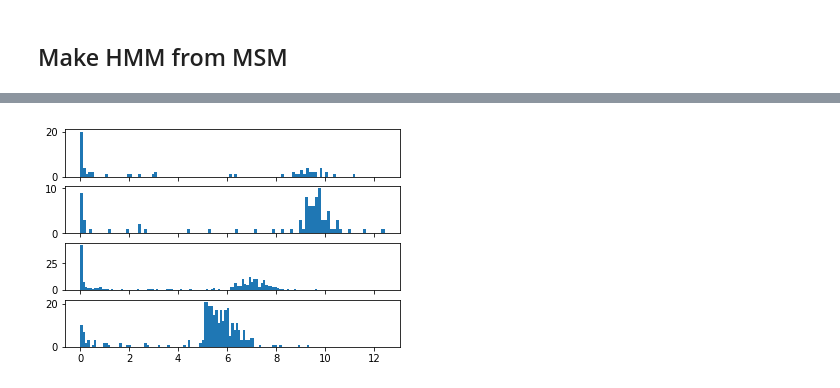
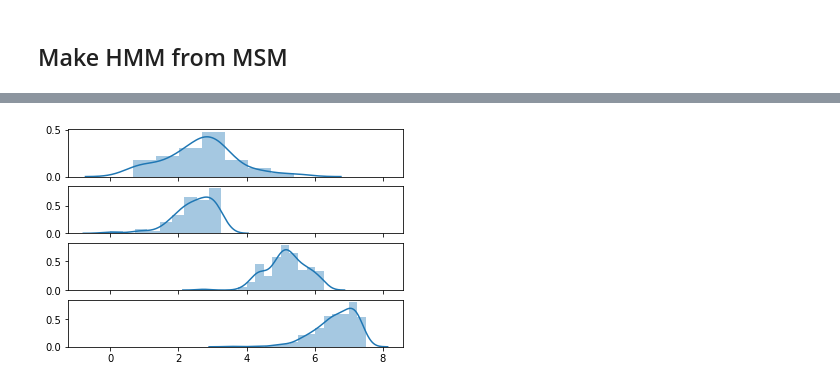
Before and after one commit to RobertArbon/sonification, a Jupyter notebook: Free Energy Well Distributions.ipynb, the cells around one changed output, grey strips where cells are left out. Cells and saved outputs as stored; diff of their text form; code cells hidden in the pictures.

Commit message:
Free energy trajectory calculated and entropy calculated robustly

```diff
--- a/Free Energy Well Distributions.ipynb
+++ b/Free Energy Well Distributions.ipynb
@@ -20,7 +20,7 @@ HMM = pickle.load(open('Data/Chodera_data/Processed/HMM_lag1.0.pickle', 'rb'))
 # %%
 stat_dist = HMM.stationary_distribution_obs
 # %%
-membership = HMM.metastable_memberships
+membership = HMM.metastable_assignments
 print(membership.shape)
 n_sets = HMM.nstates
 # %% [output]
@@ -28,2 +28,3 @@ n_sets = HMM.nstates
 # %%
 free_energy = -np.log(stat_dist)
+free_energy = np.abs(np.max(free_energy)-free_energy)
@@ -31,0 +31,9 @@ free_energy_by_state = [free_energy*membership[:,i] for i in range(n_sets)]
+# %%
+stat_dist_by_state = [stat_dist[np.where(membership==i)[0]] for i in range(n_sets)]
+free_energy_by_state = [free_energy[np.where(membership==i)[0]] for i in range(n_sets)]
+# %%
+fig, axes = plt.subplots(n_sets, sharex=True)
+tol = 1e-7
+for i, ax in enumerate(axes):
+#     ax.hist(free_energy_by_state[i], bins=10)
+    sns.distplot(stat_dist_by_state[i], ax=ax)
@@ -32,10 +42,11 @@ free_energy_by_state = [free_energy*membership[:,i] for i in range(n_sets)]
 # %%
 fig, axes = plt.subplots(n_sets, sharex=True)
 tol = 1e-7
 for i, ax in enumerate(axes):
-    ax.hist(free_energy_by_state[i][np.where(free_energy_by_state[i]>tol)[0]], bins=100)
+#     ax.hist(free_energy_by_state[i], bins=10)
+    sns.distplot(free_energy_by_state[i], ax=ax)
 # %% [output]
-[figure, old version]
+[figure, new version]
 # %%
 properties = {}
 properties['mean'] = [np.mean(x) for x in free_energy_by_state]
```
Also changed, not shown: parts of 7 cells of this notebook, 3 other files.
